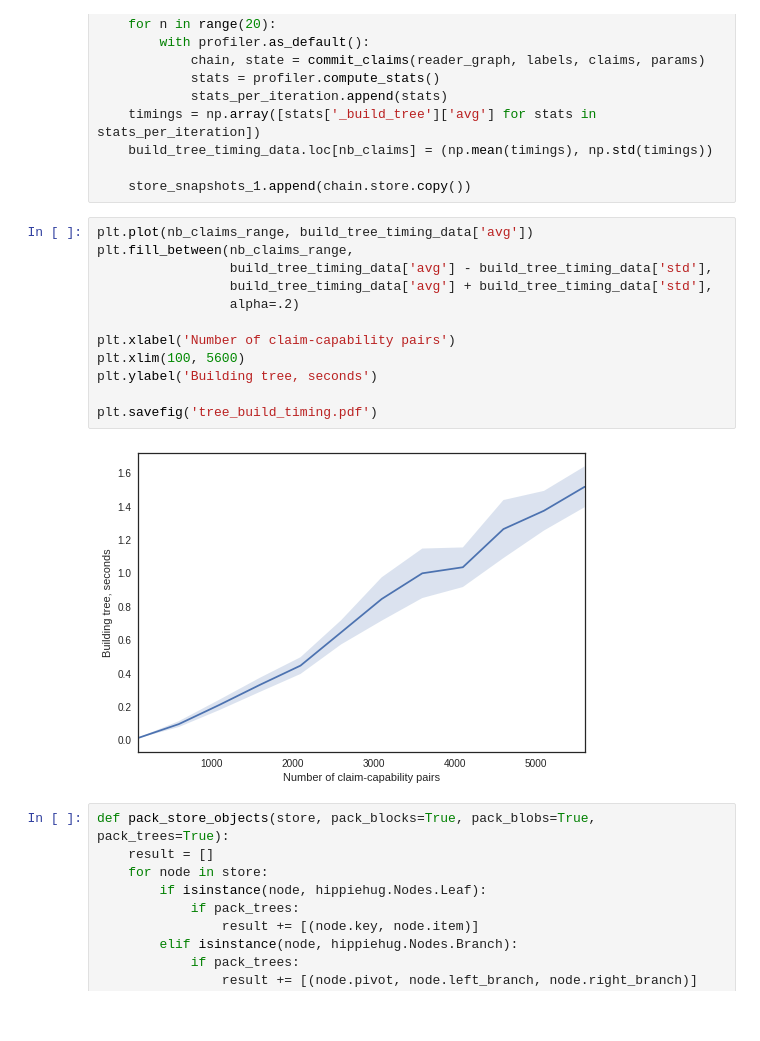
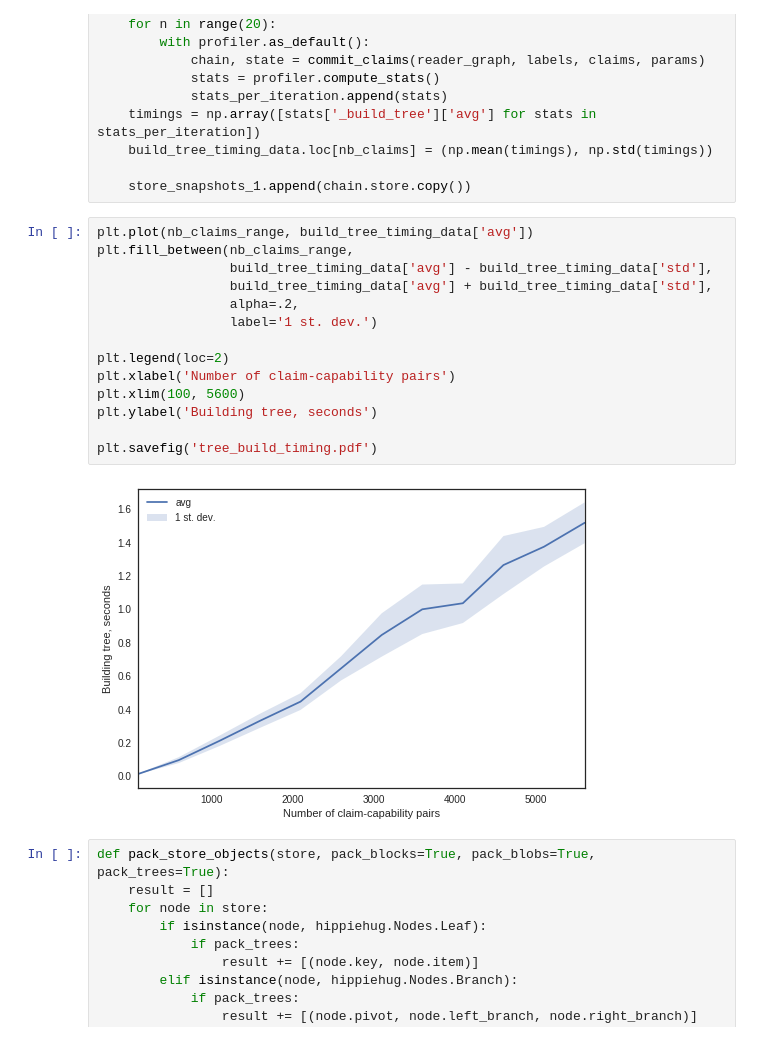
Before and after one commit to claimchain/claimchain-core, a Jupyter notebook: simulations/operations_profiling.ipynb, the cells around one changed output. Saved outputs shown, nothing was run; the diff lists cells and outputs as text.

Commit message:
More plot updates

```diff
--- a/simulations/operations_profiling.ipynb
+++ b/simulations/operations_profiling.ipynb
@@ -223,17 +223,19 @@ for nb_claims in nb_claims_range:
 # %%
 plt.plot(nb_claims_range, build_tree_timing_data['avg'])
 plt.fill_between(nb_claims_range,
                  build_tree_timing_data['avg'] - build_tree_timing_data['std'],
                  build_tree_timing_data['avg'] + build_tree_timing_data['std'],
-                 alpha=.2)
+                 alpha=.2,
+                 label='1 st. dev.')
 
+plt.legend(loc=2)
 plt.xlabel('Number of claim-capability pairs')
 plt.xlim(100, 5600)
 plt.ylabel('Building tree, seconds')
 
 plt.savefig('tree_build_timing.pdf')
 # %% [output]
-[figure, old version]
+[figure, new version]
 # %%
 def pack_store_objects(store, pack_blocks=True, pack_blobs=True, pack_trees=True):
     result = []
```
